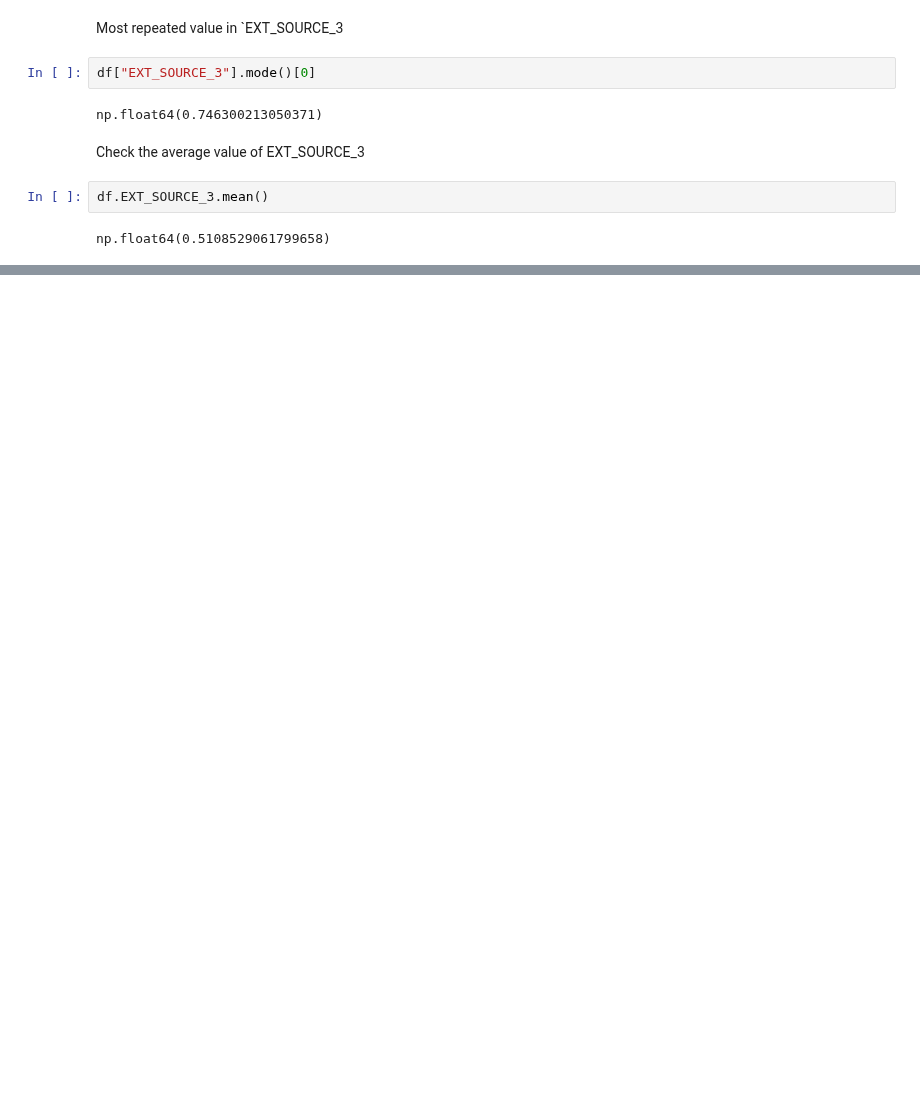
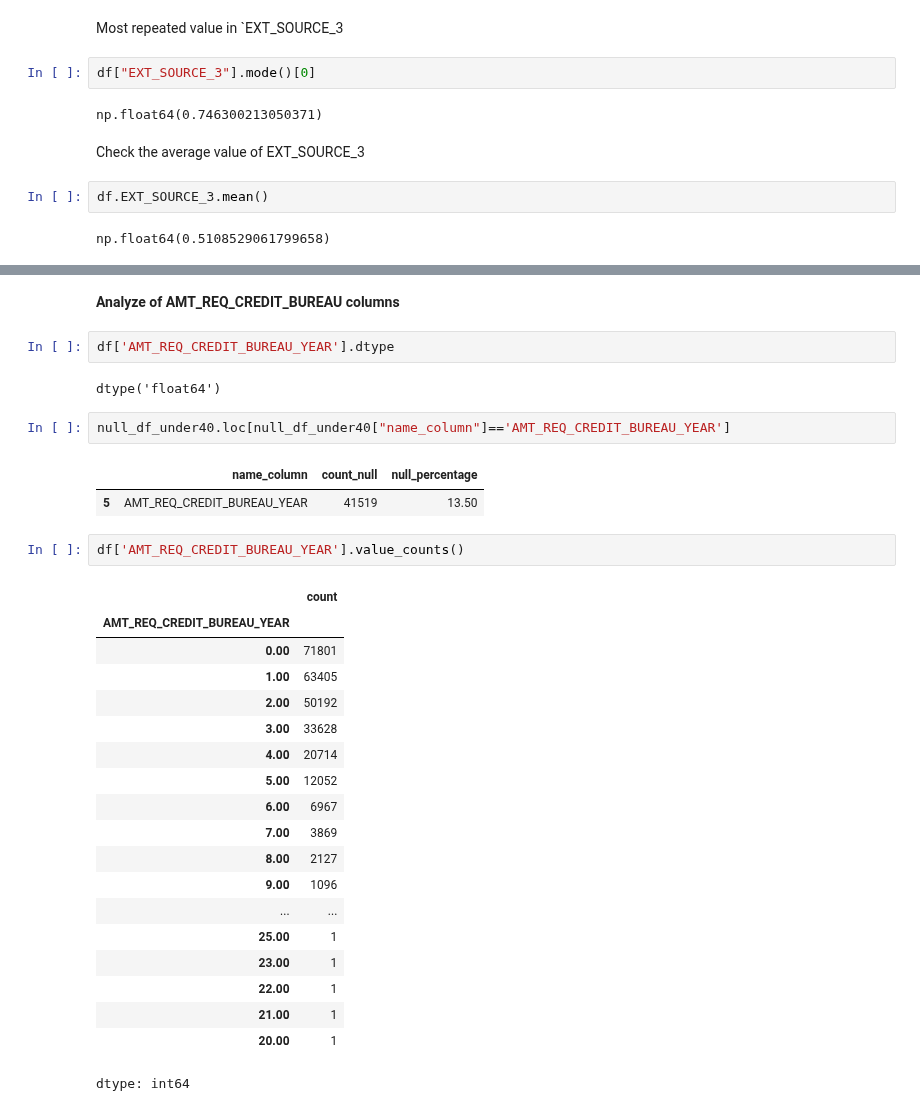
Before and after one commit to KharchenkoAnastasia/credit-default-risk-analysis, a Jupyter notebook: Home_Credit_Default_Risk.ipynb, the cells around one changed output, grey strips where cells are left out. Cells and saved outputs as stored; diff of their text form; blank space fills up the shorter version.

Commit message:
Home_Credit_Default_Risk

```diff
--- a/Home_Credit_Default_Risk.ipynb
+++ b/Home_Credit_Default_Risk.ipynb
@@ -494,0 +495,33 @@ np.float64(0.5108529061799658)
+# %% [markdown]
+**Analyze of AMT_REQ_CREDIT_BUREAU columns**
+# %%
+df['AMT_REQ_CREDIT_BUREAU_YEAR'].dtype
+# %% [output]
+dtype('float64')
+# %%
+null_df_under40.loc[null_df_under40["name_column"]=='AMT_REQ_CREDIT_BUREAU_YEAR']
+# %% [output]
+|  | name_column | count_null | null_percentage |
+| 5 | AMT_REQ_CREDIT_BUREAU_YEAR | 41519 | 13.50 |
+# %%
+df['AMT_REQ_CREDIT_BUREAU_YEAR'].value_counts()
+# %% [output]
+|  | count |
+| AMT_REQ_CREDIT_BUREAU_YEAR |  |
+| 0.00 | 71801 |
+| 1.00 | 63405 |
+| 2.00 | 50192 |
+| 3.00 | 33628 |
+| 4.00 | 20714 |
+| 5.00 | 12052 |
+| 6.00 | 6967 |
+| 7.00 | 3869 |
+| 8.00 | 2127 |
+| 9.00 | 1096 |
+| ... | ... |
+| 25.00 | 1 |
+| 23.00 | 1 |
+| 22.00 | 1 |
+| 21.00 | 1 |
+| 20.00 | 1 |
+dtype: int64
```
Also changed, not shown: parts of 6 cells of this notebook.
